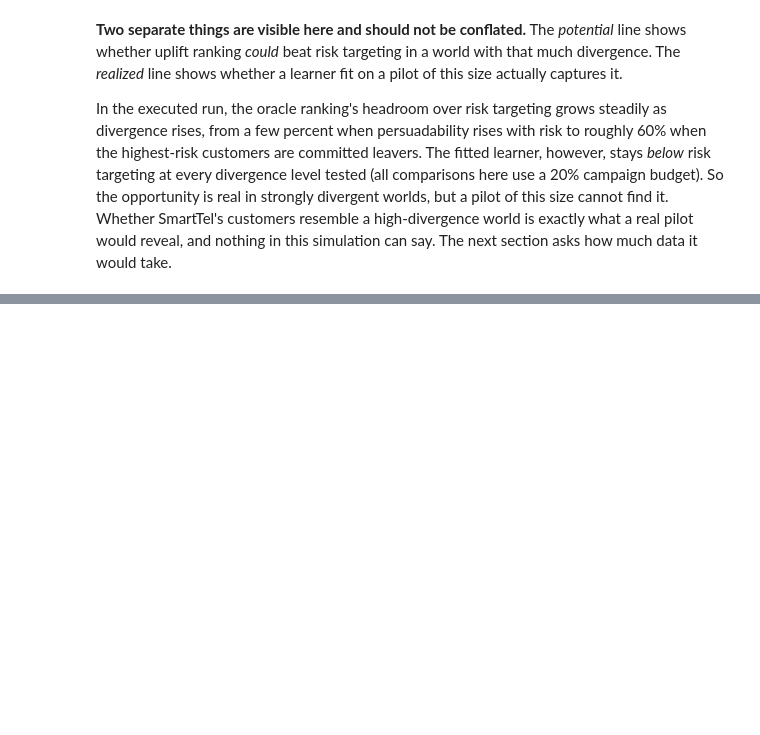
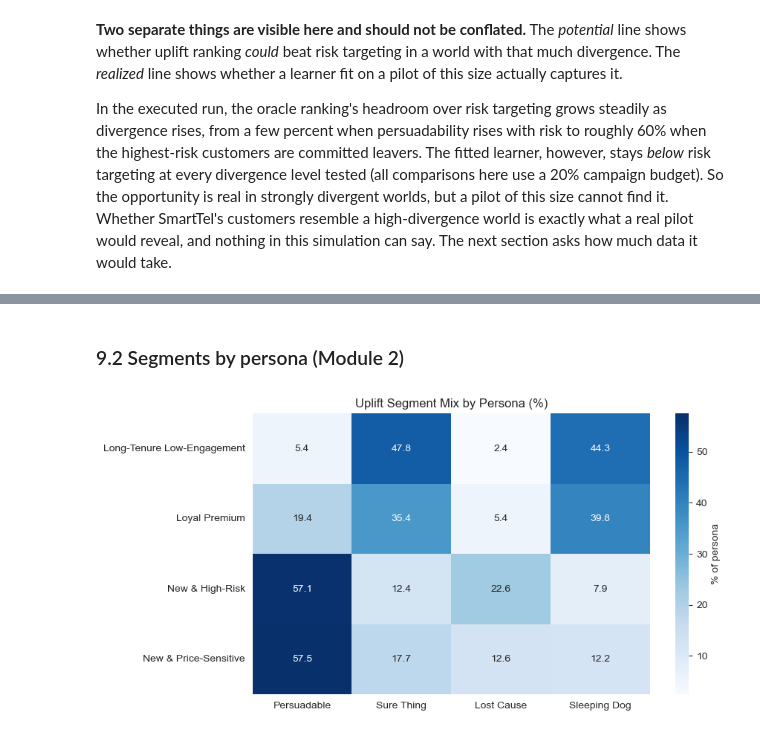
Before and after one commit to danielowuor/Customer-Retention-Intelligence-System, a Jupyter notebook: notebooks/05_uplift_modeling.ipynb, the cells around one changed output, grey strips where cells are left out. Saved outputs shown, nothing was run; the diff lists cells and outputs as text; code cells hidden in the pictures; blank space fills up the shorter version.

```diff
--- a/notebooks/05_uplift_modeling.ipynb
+++ b/notebooks/05_uplift_modeling.ipynb
@@ -529,0 +706,16 @@ In the executed run, the oracle ranking's headroom over risk targeting grows ste
+# %%
+DELTA = 0.03
+DASHBOARD_LABELS = {"Persuadable": "Save-Worthy", "Sure Thing": "Naturally Loyal",
+                    "Lost Cause": "Beyond Recovery", "Sleeping Dog": "Risk-if-Contacted"}
+SEGMENT_ORDER = ["Persuadable", "Sure Thing", "Lost Cause", "Sleeping Dog"]
+
+def assign_segments(uplift, base_risk, delta, risk_cut):
+    return pd.Series(np.select(
+        [uplift >= delta, uplift <= -delta, base_risk >= risk_cut],
+        ["Persuadable", "Sleeping Dog", "Lost Cause"], default="Sure Thing"))
+
+risk_cut = base_risk_oof.mean()
+segment = assign_segments(uplift_oof, base_risk_oof, DELTA, risk_cut)
+
+print(f"\u03B4 = {DELTA}  |  baseline-risk cut-off = {risk_cut:.3f}")
+segment.value_counts().reindex(SEGMENT_ORDER).to_frame("customers").assign(share_pct=lambda t: (100 * t["customers"] / n).round(1))
@@ -529,0 +771,14 @@ In the executed run, the oracle ranking's headroom over risk targeting grows ste
+# %% [markdown]
+### 9.2 Segments by persona (Module 2)
+# %%
+persona_segment = pd.crosstab(df["persona_name"], segment, normalize="index").reindex(columns=SEGMENT_ORDER).mul(100)
+
+fig, ax = plt.subplots(figsize=(9, 4.5))
+sns.heatmap(persona_segment, annot=True, fmt=".1f", cmap="Blues", cbar_kws={"label": "% of persona"}, ax=ax)
+ax.set_title("Uplift Segment Mix by Persona (%)")
+ax.set_xlabel("")
+ax.set_ylabel("")
+plt.tight_layout()
+plt.show()
+# %% [output]
+[figure, added]
```
Also changed, not shown: parts of 23 cells of this notebook.
